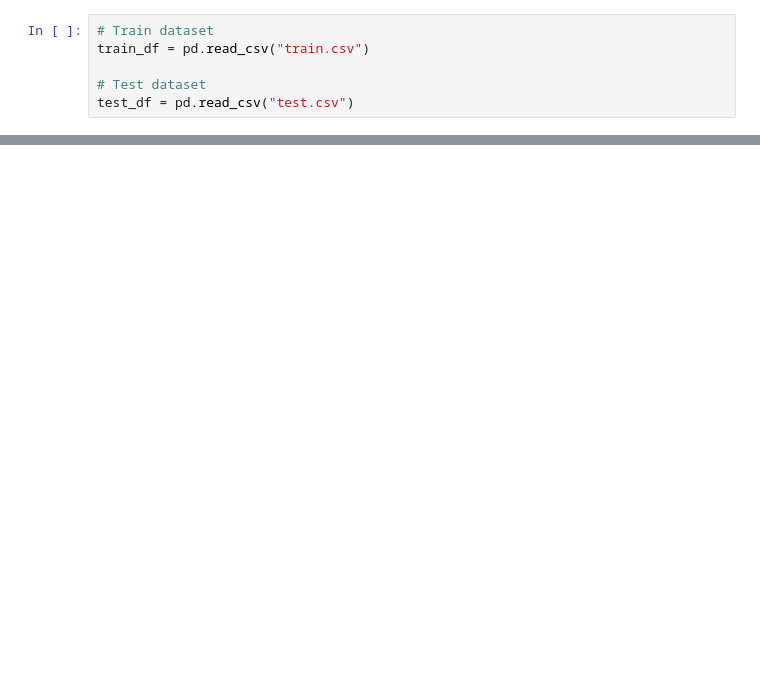
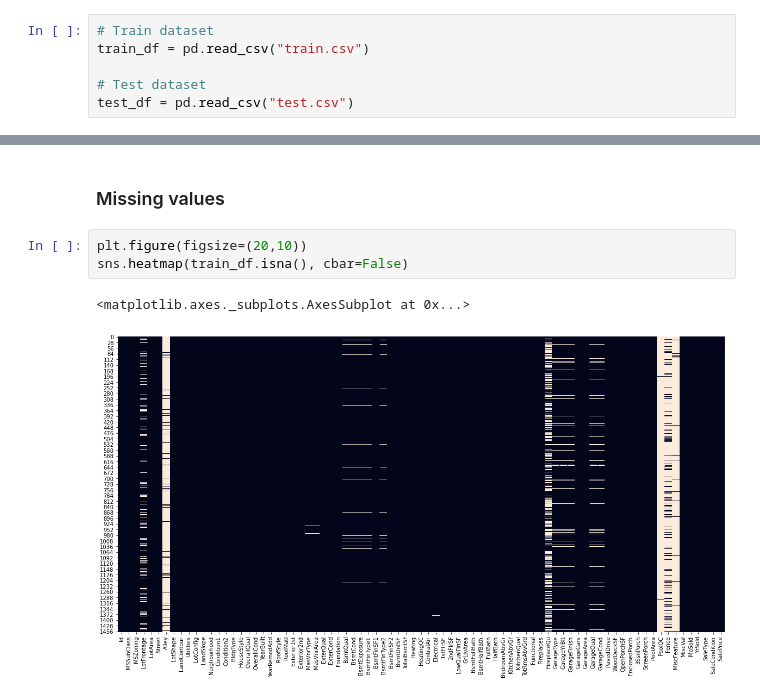
Before and after one commit to janvionl/housePricesPredictionKaggle, a Jupyter notebook: house_PricesPrediction.ipynb, the cells around one changed output, grey strips where cells are left out. Cells and saved outputs as stored; diff of their text form; blank space fills up the shorter version.

```diff
--- a/house_PricesPrediction.ipynb
+++ b/house_PricesPrediction.ipynb
@@ -38,0 +57,8 @@ train_df.describe()
+# %% [markdown]
+### Missing values
+# %%
+plt.figure(figsize=(20,10))
+sns.heatmap(train_df.isna(), cbar=False)
+# %% [output]
+<matplotlib.axes._subplots.AxesSubplot at 0x...>
+[figure, added]
```
Also changed, not shown: parts of 28 cells of this notebook.
